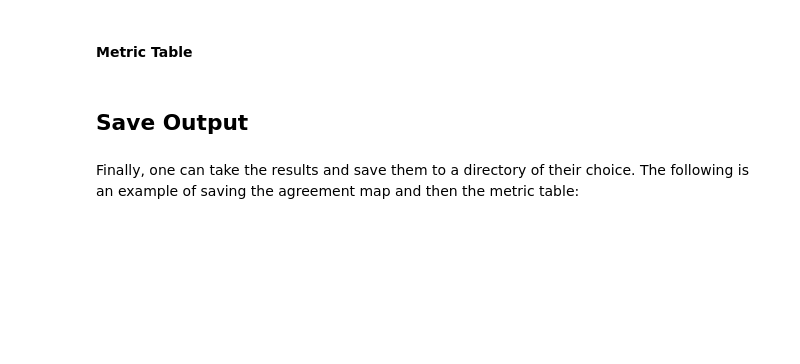
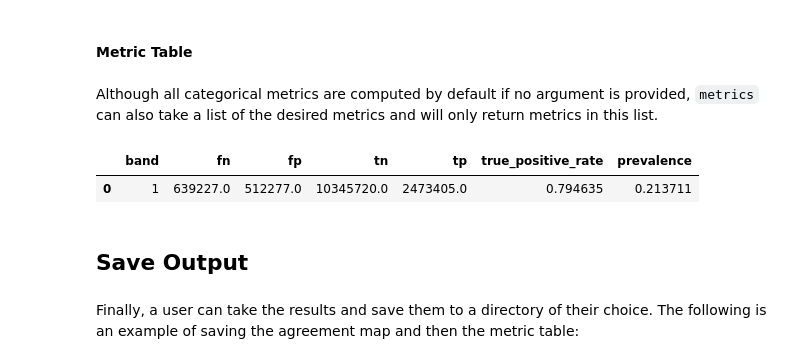
Before and after one commit to NOAA-OWP/gval, a Jupyter notebook: notebooks/Tutorial.ipynb, the cells around one changed output. Saved outputs shown, nothing was run; the diff lists cells and outputs as text; code cells hidden in the pictures; blank space fills up the shorter version.

```diff
--- a/notebooks/Tutorial.ipynb
+++ b/notebooks/Tutorial.ipynb
@@ -78,2 +140,4 @@ agreement_map = candidate.gval.compute_agreement_map(benchmark, 'szudzik')
 # %%
-crosstab_table = candidate.gval.compute_crosstab(benchmark)
+crosstab_table_allow = candidate.gval.compute_crosstab(benchmark,
+                                                       allow_benchmark_values=[0, 2],
+                                                       allow_candidate_values=[2])
@@ -80,14 +150,21 @@ crosstab_table = candidate.gval.compute_crosstab(benchmark)
 # %% [markdown]
 #### Metric Table
+# %% [markdown]
+Although all categorical metrics are computed by default if no argument is provided, `metrics` can also take a list of the desired metrics and will only return metrics in this list.
 # %%
-# pandas accessor
 metrics = []
-metric_table = crosstab_table.gval.compute_metrics(negative_categories= [0, 1],
-                                                   positive_categories = [2])
+metric_table_select = crosstab_table.gval.compute_metrics(negative_categories= [0, 1],
+                                                          positive_categories = [2],
+                                                          metrics=['true_positive_rate', 'prevalence'])
+# %%
+metric_table_select
+# %% [output]
+|  | band | fn | fp | tn | tp | true_positive_rate | prevalence |
+| 0 | 1 | 639227.0 | 512277.0 | 10345720.0 | 2473405.0 | 0.794635 | 0.213711 |
 # %% [markdown]
 ## Save Output
 # %% [markdown]
-Finally, one can take the results and save them to a directory of their choice.  The following is an example of saving the agreement map and then the metric table:
+Finally, a user can take the results and save them to a directory of their choice.  The following is an example of saving the agreement map and then the metric table:
 # %%
 # output agreement map
 agreement_file = 'agreement_map.tif'
```
Also changed, not shown: parts of 20 cells of this notebook, 14 other files.
